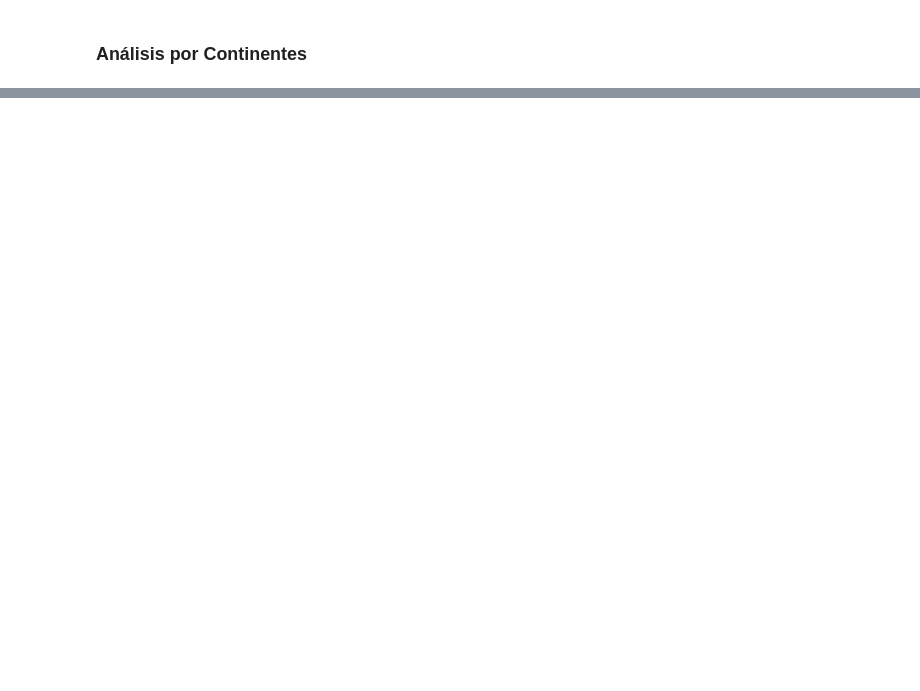
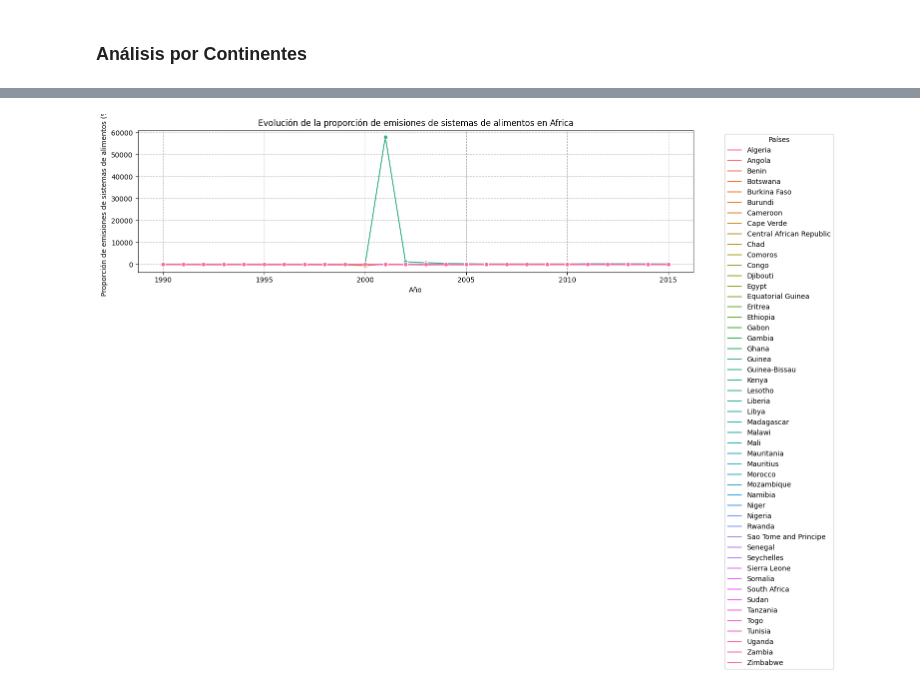
Before and after one commit to EstebanAG1005/Laboratorio-9-DS, a Jupyter notebook: data_visualization_lab.ipynb, the cells around one changed output, grey strips where cells are left out. Saved outputs shown, nothing was run; the diff lists cells and outputs as text; code cells hidden in the pictures; blank space fills up the shorter version.

```diff
--- a/data_visualization_lab.ipynb
+++ b/data_visualization_lab.ipynb
@@ -38,8 +54,34 @@ plt.show()
 ### Análisis por Continentes
 # %%
 continent_mapping = {
-... (aquí irá todo el mapeo de países a continentes) ...
+    "Asia": ["Afghanistan", "Armenia", "Azerbaijan", "Bahrain", "Bangladesh", "Bhutan", "Brunei", "Cambodia",
+             "China", "Cyprus", "Georgia", "India", "Indonesia", "Iran", "Iraq", "Israel", "Japan", "Jordan",
+             "Kazakhstan", "Kuwait", "Kyrgyzstan", "Laos", "Lebanon", "Malaysia", "Maldives", "Mongolia", "Myanmar",
+             "Nepal", "North Korea", "Oman", "Pakistan", "Palestine", "Philippines", "Qatar", "Russia", "Saudi Arabia",
+             "Singapore", "South Korea", "Sri Lanka", "Syria", "Taiwan", "Tajikistan", "Thailand", "Timor-Leste",
+             "Turkey", "Turkmenistan", "United Arab Emirates", "Uzbekistan", "Vietnam", "Yemen"],
+    "Africa": ["Algeria", "Angola", "Benin", "Botswana", "Burkina Faso", "Burundi", "Cape Verde", "Cameroon",
+               "Central African Republic", "Chad", "Comoros", "Congo", "Djibouti", "Egypt", "Equatorial Guinea",
+               "Eritrea", "Eswatini", "Ethiopia", "Gabon", "Gambia", "Ghana", "Guinea", "Guinea-Bissau", "Ivory Coast",
+               "Kenya", "Lesotho", "Liberia", "Libya", "Madagascar", "Malawi", "Mali", "Mauritania", "Mauritius",
+               "Morocco", "Mozambique", "Namibia", "Niger", "Nigeria", "Rwanda", "Sao Tome and Principe", "Senegal",
+               "Seychelles", "Sierra Leone", "Somalia", "South Africa", "South Sudan", "Sudan", "Tanzania", "Togo",
+               "Tunisia", "Uganda", "Zambia", "Zimbabwe"],
+    "Europe": ["Albania", "Andorra", "Austria", "Belarus", "Belgium", "Bosnia and Herzegovina", "Bulgaria", "Croatia",
+               "Czechia", "Denmark", "Estonia", "Finland", "France", "Germany", "Greece", "Hungary", "Iceland", "Ireland",
+               "Italy", "Kosovo", "Latvia", "Liechtenstein", "Lithuania", "Luxembourg", "Malta", "Moldova", "Monaco",
+               "Montenegro", "Netherlands", "North Macedonia", "Norway", "Poland", "Portugal", "Romania", "San Marino",
+               "Serbia", "Slovakia", "Slovenia", "Spain", "Sweden", "Switzerland", "Ukraine", "United Kingdom", "Vatican City"],
+    "North America": ["Antigua and Barbuda", "Bahamas", "Barbados", "Belize", "Canada", "Costa Rica", "Cuba",
+                      "Dominica", "Dominican Republic", "El Salvador", "Grenada", "Guatemala", "Haiti", "Honduras",
+                      "Jamaica", "Mexico", "Nicaragua", "Panama", "Saint Kitts and Nevis", "Saint Lucia",
+                      "Saint Vincent and the Grenadines", "Trinidad and Tobago", "United States"],
+    "South America": ["Argentina", "Bolivia", "Brazil", "Chile", "Colombia", "Ecuador", "Guyana", "Paraguay", "Peru",
+                      "Suriname", "Uruguay", "Venezuela"],
+    "Oceania": ["Australia", "Fiji", "Kiribati", "Marshall Islands", "Micronesia", "Nauru", "New Zealand", "Palau",
+                "Papua New Guinea", "Samoa", "Solomon Islands", "Tonga", "Tuvalu", "Vanuatu"]
 }
+
 data["Continent"] = data["Entity"].map({country: continent for continent, countries in continent_mapping.items() for country in countries})
 data_continents = data.dropna(subset=["Continent"])
 data_continents.head()
@@ -67,0 +121,13 @@ plt.show()
+# %%
+africa_data = data_continents[data_continents['Continent'] == 'Africa']
+plt.figure(figsize=(15, 8))
+sns.lineplot(data=africa_data, x='Year', y="Food's share of total emissions (incl. LULUFC)", hue='Entity', marker="o")
+plt.title("Evolución de la proporción de emisiones de sistemas de alimentos en Africa")
+plt.xlabel("Año")
+plt.ylabel("Proporción de emisiones de sistemas de alimentos (%)")
+plt.legend(title="Países", bbox_to_anchor=(1.05, 1), loc='upper left')
+plt.grid(True, which="both", ls="--", c='0.7')
+plt.tight_layout()
+plt.show()
+# %% [output]
+[figure, added]
```
Also changed, not shown: parts of 12 cells of this notebook.
